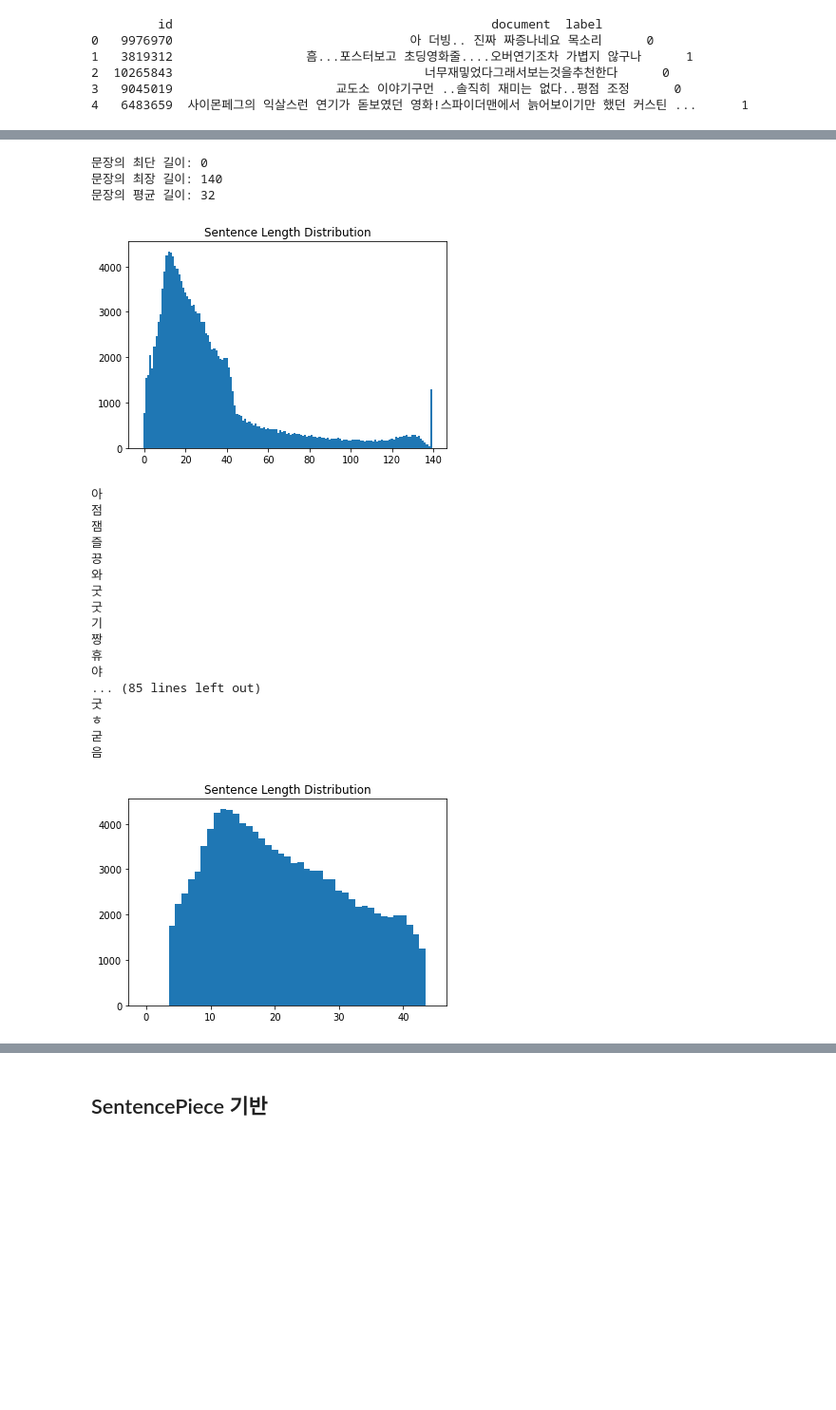
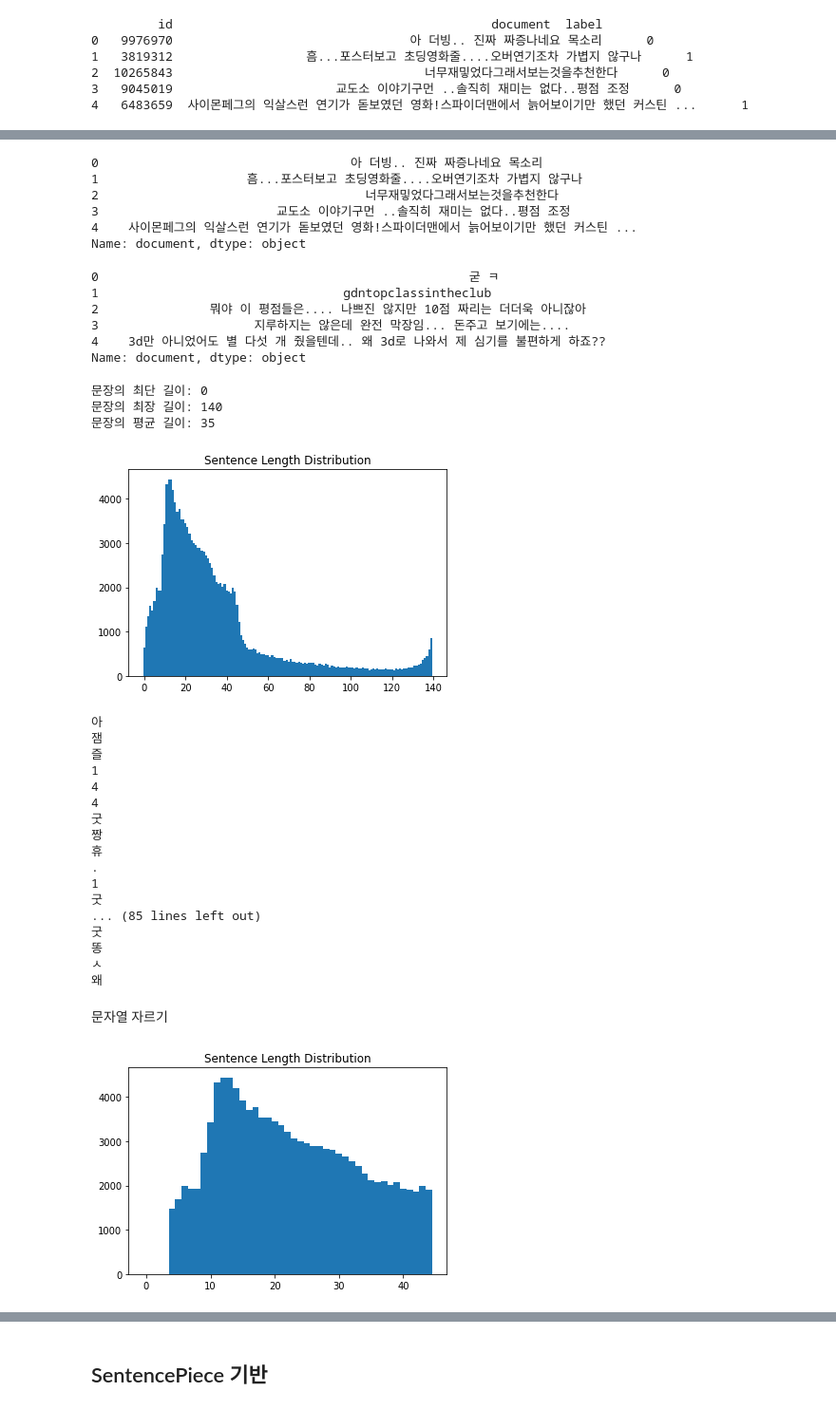
Before and after one commit to YSKIM-moya/AIFFEL_quest_rs-2, a Jupyter notebook: GoingDeeper/GD_01_02/DeepDive_NLP_RS13.ipynb, the cells around one changed output, grey strips where cells are left out. Shown at 95% size. Drawn from its saved outputs; the diff is of its cells as text; code cells hidden in the pictures; blank space fills up the shorter version.

```diff
--- a/GoingDeeper/GD_01_02/DeepDive_NLP_RS13.ipynb
+++ b/GoingDeeper/GD_01_02/DeepDive_NLP_RS13.ipynb
@@ -78,8 +30,10 @@ def tokenize(corpus):
 # %%
 import pandas as pd
 
-df = pd.read_csv("ratings_train.txt", sep="\t")
-print(df.head())
+train_df = pd.read_csv("ratings_train.txt", sep="\t")
+test_df = pd.read_csv("ratings_test.txt", sep="\t")
+
+print(train_df.head())
 # %% [output]
          id                                           document  label
 0   9976970                                아 더빙.. 진짜 짜증나네요 목소리      0
@@ -89,0 +65,3 @@ print(df.head())
+# %%
+train_df = train_df.dropna(subset=['document']).reset_index(drop=True)
+test_df = test_df.dropna(subset=['document']).reset_index(drop=True)
@@ -91,8 +71,10 @@ print(df.head())
 import re
 
 def clean_text(text):
-    text = re.sub(r"[^ㄱ-ㅎㅏ-ㅣ가-힣 ]", "", text)  # 한글과 공백만 남김
+    text = text.lower()
+    text = re.sub(r"[^가-힣ㄱ-ㅎㅏ-ㅣa-zA-Z0-9?.!,♡♥^;]+", " ", text)
     text = text.strip()
     return text
 
-df["clean_doc"] = df["document"].astype(str).apply(clean_text)
+train_df["document"] = train_df["document"].astype(str).apply(clean_text)
+test_df["document"] = test_df["document"].astype(str).apply(clean_text)
@@ -108,10 +81,28 @@ Name: clean_doc, dtype: object
+# %%
+train_df["document"].head()
+# %% [output]
+0                                  아 더빙.. 진짜 짜증나네요 목소리
+1                    흠...포스터보고 초딩영화줄....오버연기조차 가볍지 않구나
+2                                    너무재밓었다그래서보는것을추천한다
+3                        교도소 이야기구먼 ..솔직히 재미는 없다..평점 조정
+4    사이몬페그의 익살스런 연기가 돋보였던 영화!스파이더맨에서 늙어보이기만 했던 커스틴 ...
+Name: document, dtype: object
+# %%
+test_df["document"].head()
+# %% [output]
+0                                                  굳 ㅋ
+1                                 gdntopclassintheclub
+2               뭐야 이 평점들은.... 나쁘진 않지만 10점 짜리는 더더욱 아니잖아
+3                     지루하지는 않은데 완전 막장임... 돈주고 보기에는....
+4    3d만 아니었어도 별 다섯 개 줬을텐데.. 왜 3d로 나와서 제 심기를 불편하게 하죠??
+Name: document, dtype: object
 # %%
 import matplotlib.pyplot as plt
 min_len = 999
 max_len = 0
 sum_len = 0
 
-for sen in df["clean_doc"]:
+for sen in train_df["document"]:
     length = len(sen)
     if min_len > length: min_len = length
     if max_len < length: max_len = length
@@ -119,11 +110,11 @@ for sen in df["clean_doc"]:
 
 print("문장의 최단 길이:", min_len)
 print("문장의 최장 길이:", max_len)
-print("문장의 평균 길이:", sum_len // len(df["clean_doc"]))
+print("문장의 평균 길이:", sum_len // len(train_df["document"]))
 
 sentence_length = np.zeros((max_len), dtype=int)
 
-for sen in df["clean_doc"]:
+for sen in train_df["document"]:
     sentence_length[len(sen)-1] += 1
 
 plt.bar(range(max_len), sentence_length, width=1.0)
@@ -132,50 +123,53 @@ plt.show()
 # %% [output]
 문장의 최단 길이: 0
 문장의 최장 길이: 140
-문장의 평균 길이: 32
+문장의 평균 길이: 35
-[figure, old version]
+[figure, new version]
 # %%
 def check_sentence_with_length(raw, length):
     count = 0
 
-    for sen in df["clean_doc"]:
+    for sen in train_df["document"]:
         if len(sen) == length:
             print(sen)
             count += 1
             if count > 100: return
 
-check_sentence_with_length(df["clean_doc"], 1)
+check_sentence_with_length(train_df["document"], 1)
 # %% [output]
 아
-점
 잼
 즐
-끙
-와
+1
+4
+4
 굿
-굿
-기
 짱
 휴
-야
+.
+1
+굿
 ... (85 lines left out)
 굿
-ㅎ
-굳
-음
+똥
+ㅅ
+왜
+# %% [markdown]
+문자열 자르기
 # %%
 max_len = 45
 min_len = 5
 
-filtered_corpus = [s for s in df["clean_doc"] if (len(s) < max_len) & (len(s) >= min_len)]
+train_df = train_df[train_df["document"].str.len() <= max_len].reset_index(drop=True)
+train_df = train_df[train_df["document"].str.len() >= min_len].reset_index(drop=True)
 
 sentence_length = np.zeros((max_len),dtype=int)
-
+filtered_corpus = train_df["document"].tolist()
 for sen in filtered_corpus:
   sentence_length[len(sen)-1] += 1
 
 plt.bar(range(max_len), sentence_length, width=1.0)
 plt.title("Sentence Length Distribution")
 plt.show()
 # %% [output]
-[figure, old version]
+[figure, new version]
```
Also changed, not shown: parts of 45 cells of this notebook.
